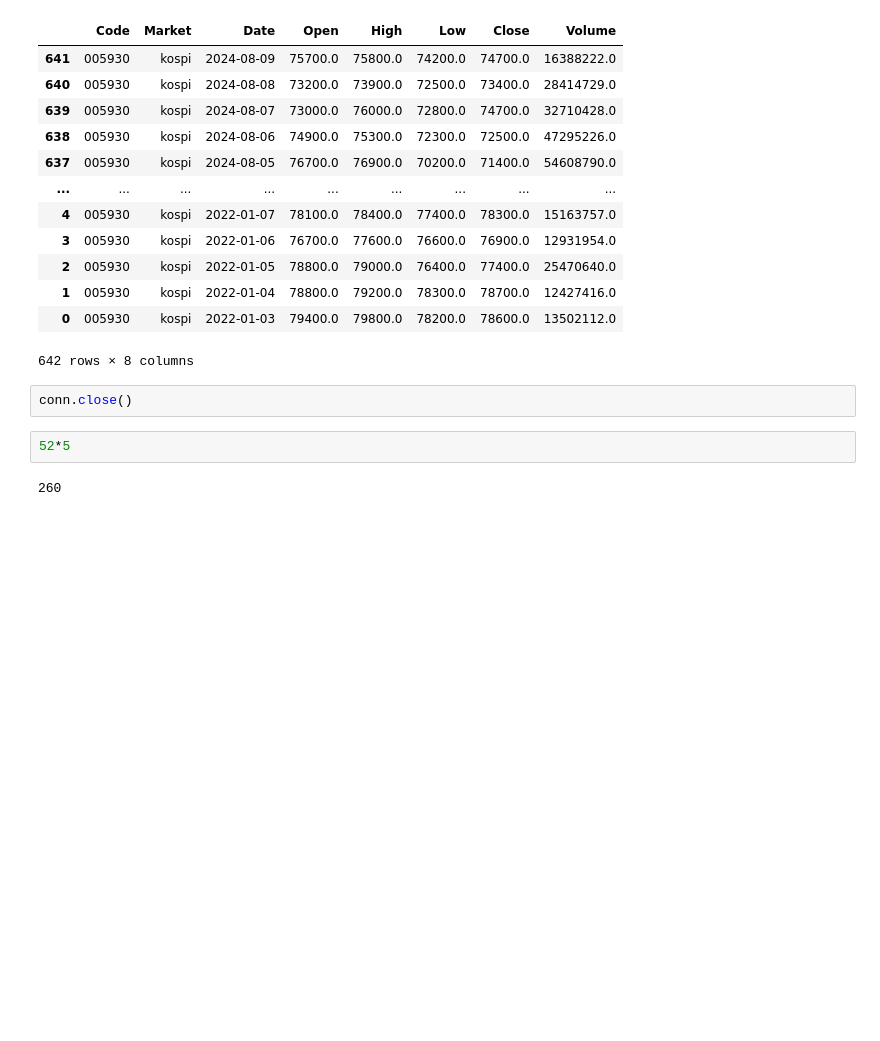
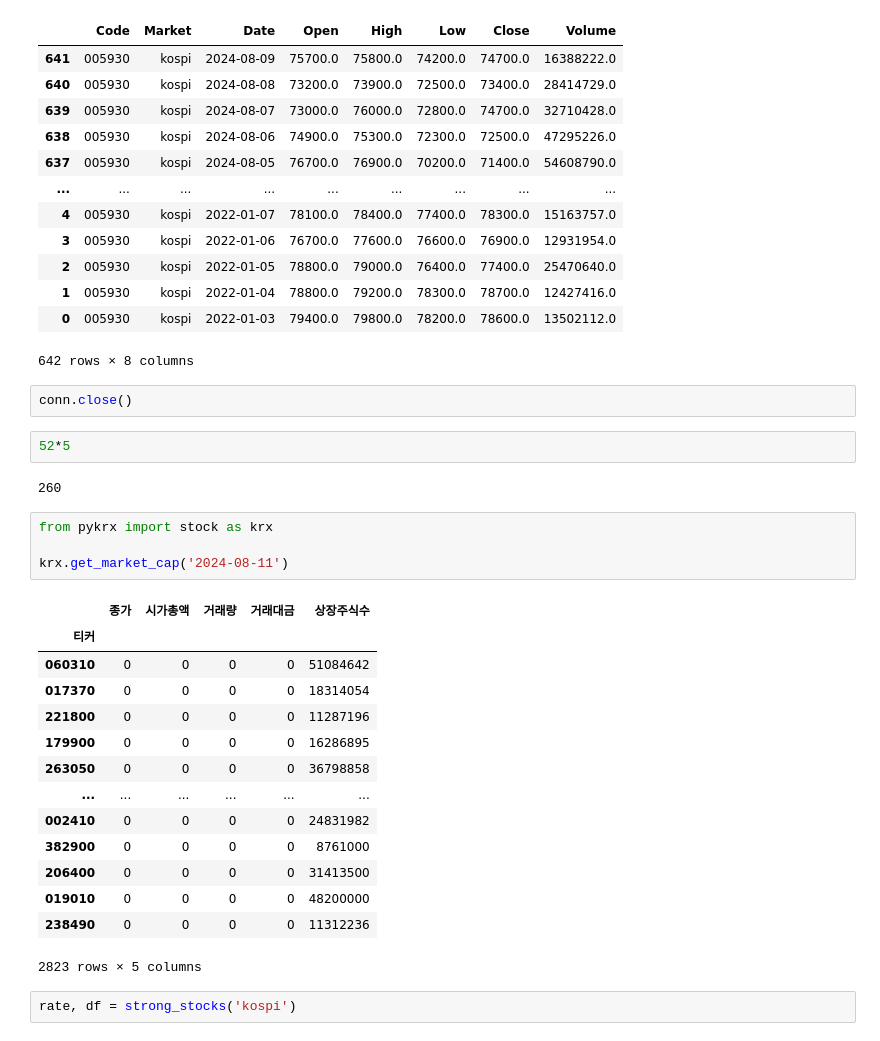
Before and after one commit to eisthf/market_analysis, a Jupyter notebook: test.ipynb, the cells around one changed output. Saved outputs shown, nothing was run; the diff lists cells and outputs as text; blank space fills up the shorter version.

```diff
--- a/test.ipynb
+++ b/test.ipynb
@@ -271,3 +268,24 @@ conn.close()
 52*5
 # %% [output]
 260
+# %%
+from pykrx import stock as krx
+
+krx.get_market_cap('2024-08-11')
+# %% [output]
+|  | 종가 | 시가총액 | 거래량 | 거래대금 | 상장주식수 |
+| 티커 |  |  |  |  |  |
+| 060310 | 0 | 0 | 0 | 0 | 51084642 |
+| 017370 | 0 | 0 | 0 | 0 | 18314054 |
+| 221800 | 0 | 0 | 0 | 0 | 11287196 |
+| 179900 | 0 | 0 | 0 | 0 | 16286895 |
+| 263050 | 0 | 0 | 0 | 0 | 36798858 |
+| ... | ... | ... | ... | ... | ... |
+| 002410 | 0 | 0 | 0 | 0 | 24831982 |
+| 382900 | 0 | 0 | 0 | 0 | 8761000 |
+| 206400 | 0 | 0 | 0 | 0 | 31413500 |
+| 019010 | 0 | 0 | 0 | 0 | 48200000 |
+| 238490 | 0 | 0 | 0 | 0 | 11312236 |
+2823 rows × 5 columns
+# %%
+rate, df = strong_stocks('kospi')
```
Also changed, not shown: parts of 7 cells of this notebook.
